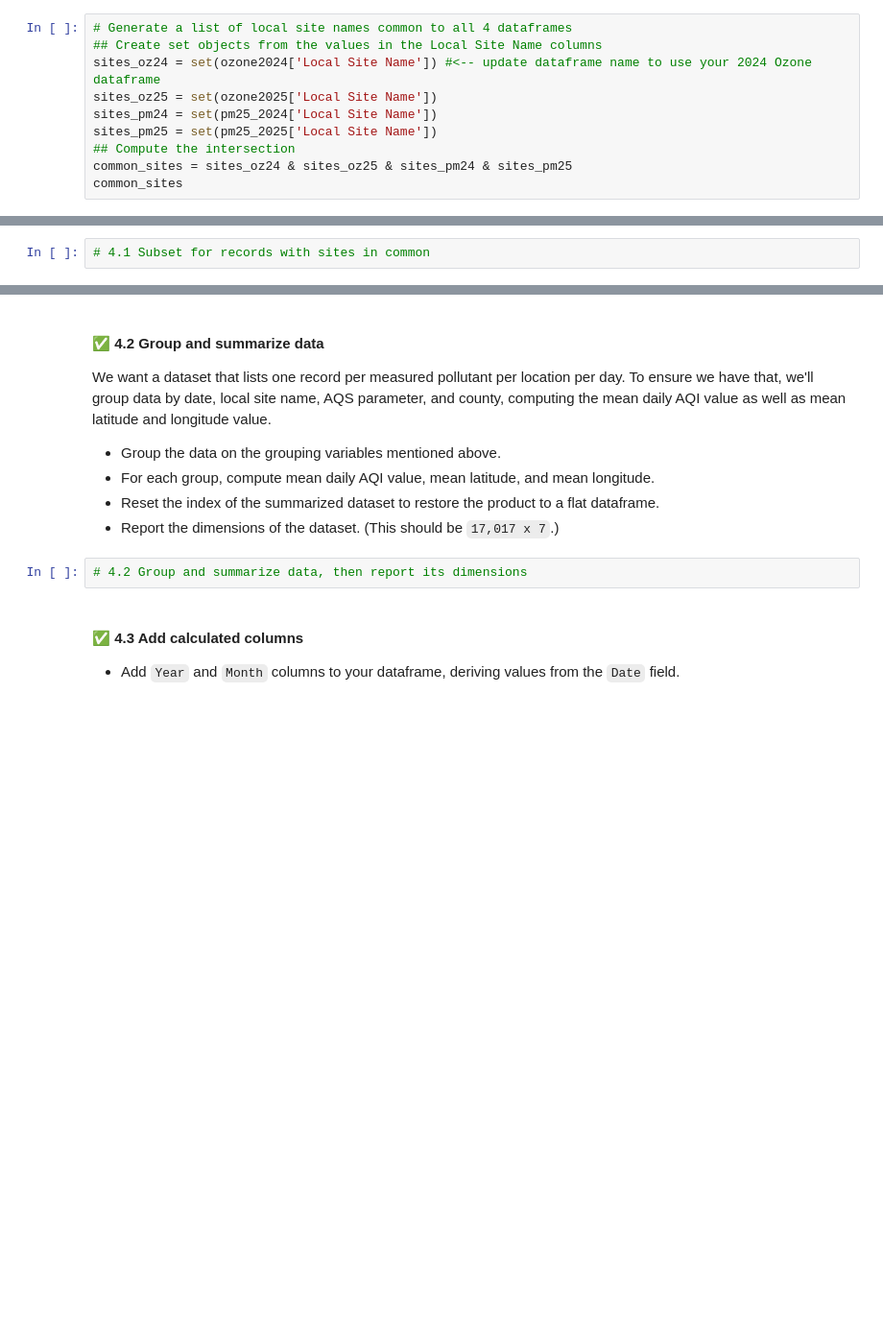
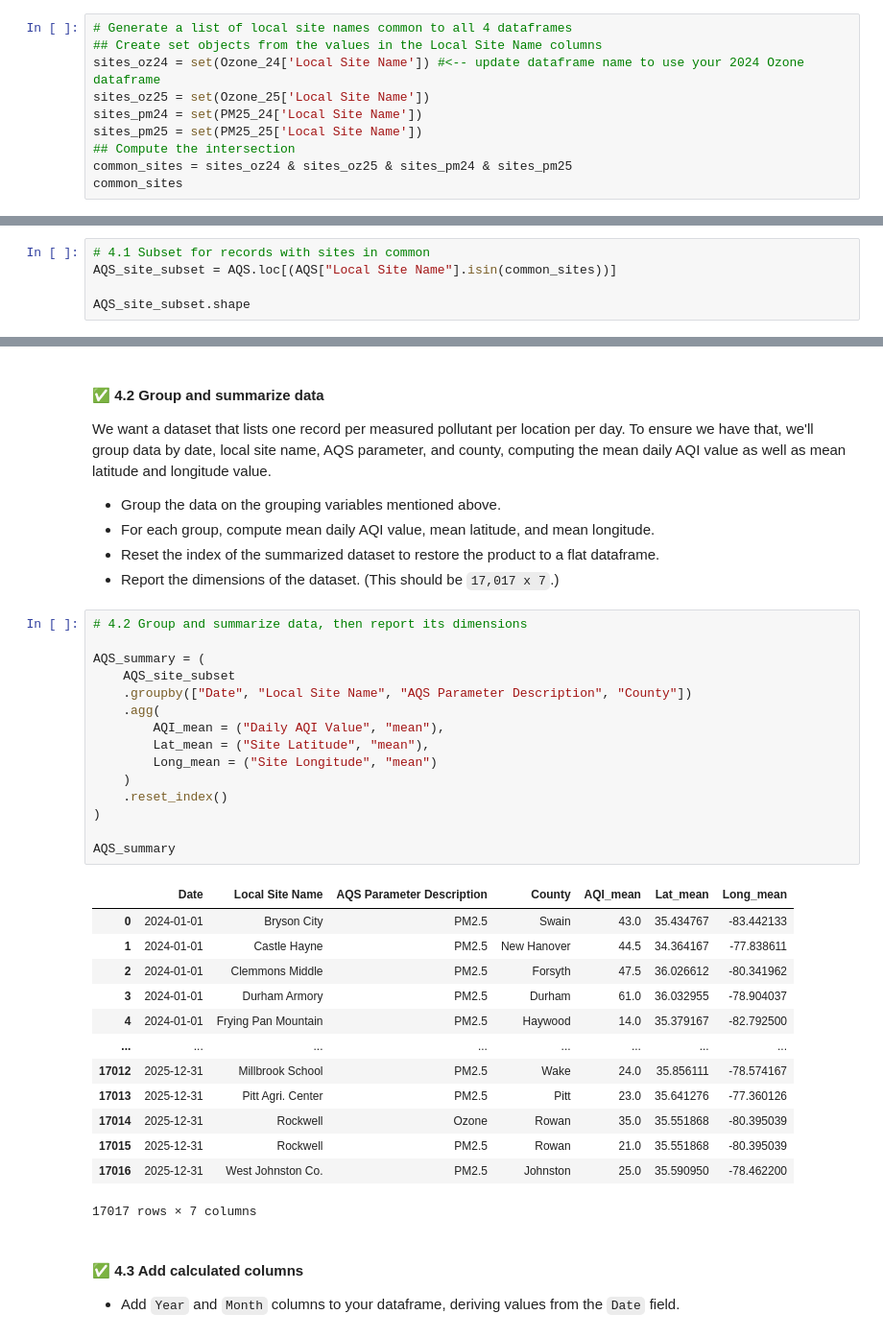
Before and after one commit to mbunker11/ENVR700, a Jupyter notebook: Assignments/MB1012_A4-Wrangling.ipynb, the cells around one changed output, grey strips where cells are left out. Shown at 96% size. Cells and saved outputs as stored; diff of their text form; blank space fills up the shorter version.

```diff
--- a/Assignments/MB1012_A4-Wrangling.ipynb
+++ b/Assignments/MB1012_A4-Wrangling.ipynb
@@ -239,10 +239,10 @@ AQS.sample(10, random_state=42)
 # %%
 # Generate a list of local site names common to all 4 dataframes
 ## Create set objects from the values in the Local Site Name columns
-sites_oz24 = set(ozone2024['Local Site Name']) #<-- update dataframe name to use your 2024 Ozone dataframe
-sites_oz25 = set(ozone2025['Local Site Name'])
-sites_pm24 = set(pm25_2024['Local Site Name'])
-sites_pm25 = set(pm25_2025['Local Site Name'])
+sites_oz24 = set(Ozone_24['Local Site Name']) #<-- update dataframe name to use your 2024 Ozone dataframe
+sites_oz25 = set(Ozone_25['Local Site Name'])
+sites_pm24 = set(PM25_24['Local Site Name'])
+sites_pm25 = set(PM25_25['Local Site Name'])
 ## Compute the intersection
 common_sites = sites_oz24 & sites_oz25 & sites_pm24 & sites_pm25
 common_sites
@@ -249,2 +265,5 @@ common_sites
 # %%
 # 4.1 Subset for records with sites in common
+AQS_site_subset = AQS.loc[(AQS["Local Site Name"].isin(common_sites))]
+
+AQS_site_subset.shape
@@ -257,6 +278,33 @@ We want a dataset that lists one record per measured pollutant per location per
 * Report the dimensions of the dataset. (This should be `17,017 x 7`.)
 # %%
 # 4.2 Group and summarize data, then report its dimensions
+
+AQS_summary = (
+    AQS_site_subset
+    .groupby(["Date", "Local Site Name", "AQS Parameter Description", "County"])
+    .agg(
+        AQI_mean = ("Daily AQI Value", "mean"),
+        Lat_mean = ("Site Latitude", "mean"),
+        Long_mean = ("Site Longitude", "mean")
+    )
+    .reset_index()
+)
+
+AQS_summary
+# %% [output]
+|  | Date | Local Site Name | AQS Parameter Description | County | AQI_mean | Lat_mean | Long_mean |
+| 0 | 2024-01-01 | Bryson City | PM2.5 | Swain | 43.0 | 35.434767 | -83.442133 |
+| 1 | 2024-01-01 | Castle Hayne | PM2.5 | New Hanover | 44.5 | 34.364167 | -77.838611 |
+| 2 | 2024-01-01 | Clemmons Middle | PM2.5 | Forsyth | 47.5 | 36.026612 | -80.341962 |
+| 3 | 2024-01-01 | Durham Armory | PM2.5 | Durham | 61.0 | 36.032955 | -78.904037 |
+| 4 | 2024-01-01 | Frying Pan Mountain | PM2.5 | Haywood | 14.0 | 35.379167 | -82.792500 |
+| ... | ... | ... | ... | ... | ... | ... | ... |
+| 17012 | 2025-12-31 | Millbrook School | PM2.5 | Wake | 24.0 | 35.856111 | -78.574167 |
+| 17013 | 2025-12-31 | Pitt Agri. Center | PM2.5 | Pitt | 23.0 | 35.641276 | -77.360126 |
+| 17014 | 2025-12-31 | Rockwell | Ozone | Rowan | 35.0 | 35.551868 | -80.395039 |
+| 17015 | 2025-12-31 | Rockwell | PM2.5 | Rowan | 21.0 | 35.551868 | -80.395039 |
+| 17016 | 2025-12-31 | West Johnston Co. | PM2.5 | Johnston | 25.0 | 35.590950 | -78.462200 |
+17017 rows × 7 columns
 # %% [markdown]
 #### ✅ 4.3 Add calculated columns
 * Add `Year` and `Month` columns to your dataframe, deriving values from the `Date` field.
```
Also changed, not shown: parts of 6 cells of this notebook, 2 other files.
